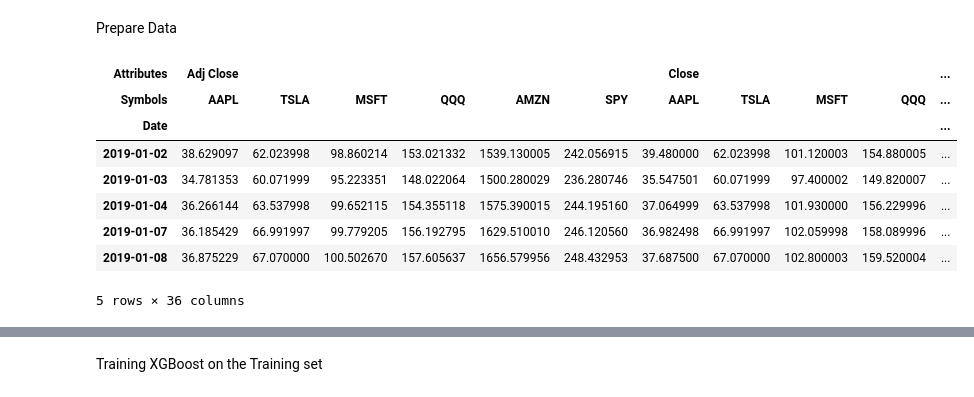
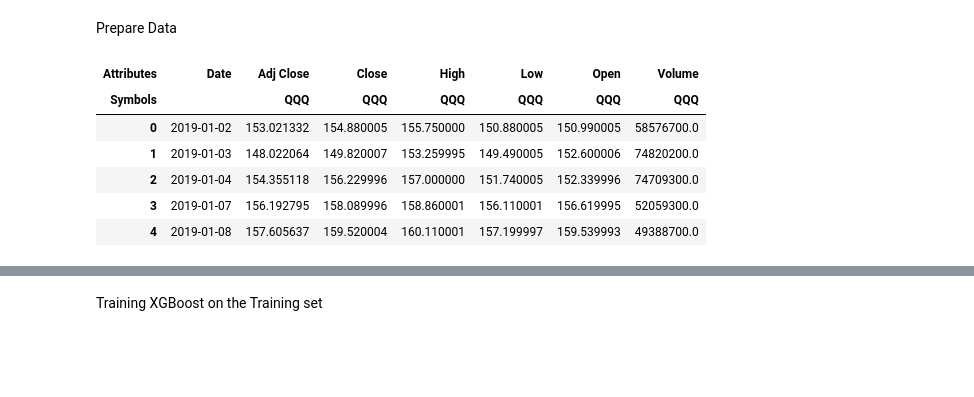
Before and after one commit to JLiang7/Stock-Market-Modeling, a Jupyter notebook: Proj_Stock_Modeling_API.ipynb, the cells around one changed output, grey strips where cells are left out. Drawn from its saved outputs; the diff is of its cells as text; code cells hidden in the pictures; blank space fills up the shorter version.

```diff
--- a/Proj_Stock_Modeling_API.ipynb
+++ b/Proj_Stock_Modeling_API.ipynb
@@ -16,16 +16,18 @@ start = pd.to_datetime('2019-01-01')
 end = pd.to_datetime('today')
 # %%
 # Pandas DataReader API (Quandl, Google, Yahoo, AlphaVantage, sooq ...)
-Tickers = ['AAPL', 'TSLA', 'MSFT', 'QQQ', 'AMZN', 'SPY']
+Tickers = ['QQQ'] #'AAPL', 'TSLA', 'MSFT', 'AMZN', 'SPY'
 Stock_df = data.DataReader(Tickers, 'yahoo', start, end)
+Stock_df.reset_index( drop=False, inplace=True)
+Stock_df['Date'] = pd.to_datetime(Stock_df['Date'])
+Stock_df.reset_index( drop=True, inplace=True)
+Stock_df.sort_values( by=['Date'], ascending=True, inplace=True)
 Stock_df.head()
 # %% [output]
-| Attributes | Adj Close |  |  |  |  |  | Close |  |  |  | ... |
-| Symbols | AAPL | TSLA | MSFT | QQQ | AMZN | SPY | AAPL | TSLA | MSFT | QQQ | ... |
-| Date |  |  |  |  |  |  |  |  |  |  | ... |
-| 2019-01-02 | 38.629097 | 62.023998 | 98.860214 | 153.021332 | 1539.130005 | 242.056915 | 39.480000 | 62.023998 | 101.120003 | 154.880005 | ... |
-| 2019-01-03 | 34.781353 | 60.071999 | 95.223351 | 148.022064 | 1500.280029 | 236.280746 | 35.547501 | 60.071999 | 97.400002 | 149.820007 | ... |
-| 2019-01-04 | 36.266144 | 63.537998 | 99.652115 | 154.355118 | 1575.390015 | 244.195160 | 37.064999 | 63.537998 | 101.930000 | 156.229996 | ... |
-| 2019-01-07 | 36.185429 | 66.991997 | 99.779205 | 156.192795 | 1629.510010 | 246.120560 | 36.982498 | 66.991997 | 102.059998 | 158.089996 | ... |
-| 2019-01-08 | 36.875229 | 67.070000 | 100.502670 | 157.605637 | 1656.579956 | 248.432953 | 37.687500 | 67.070000 | 102.800003 | 159.520004 | ... |
+| Attributes | Date | Adj Close | Close | High | Low | Open | Volume |
+| Symbols |  | QQQ | QQQ | QQQ | QQQ | QQQ | QQQ |
+| 0 | 2019-01-02 | 153.021332 | 154.880005 | 155.750000 | 150.880005 | 150.990005 | 58576700.0 |
+| 1 | 2019-01-03 | 148.022064 | 149.820007 | 153.259995 | 149.490005 | 152.600006 | 74820200.0 |
+| 2 | 2019-01-04 | 154.355118 | 156.229996 | 157.000000 | 151.740005 | 152.339996 | 74709300.0 |
+| 3 | 2019-01-07 | 156.192795 | 158.089996 | 158.860001 | 156.110001 | 156.619995 | 52059300.0 |
+| 4 | 2019-01-08 | 157.605637 | 159.520004 | 160.110001 | 157.199997 | 159.539993 | 49388700.0 |
-5 rows × 36 columns
```
Also changed, not shown: parts of 8 cells of this notebook.
